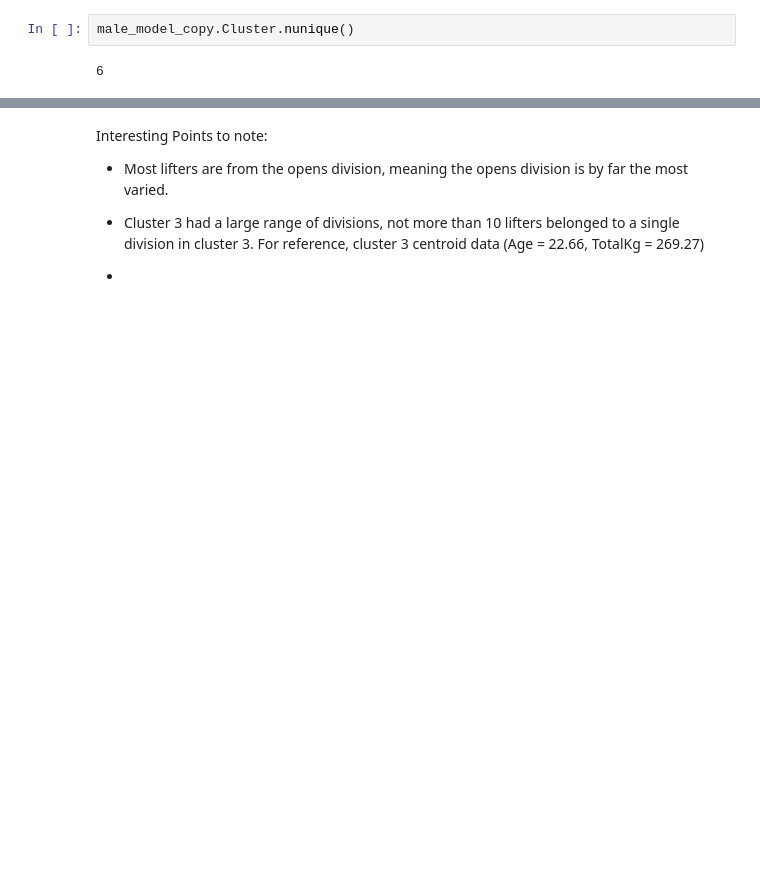
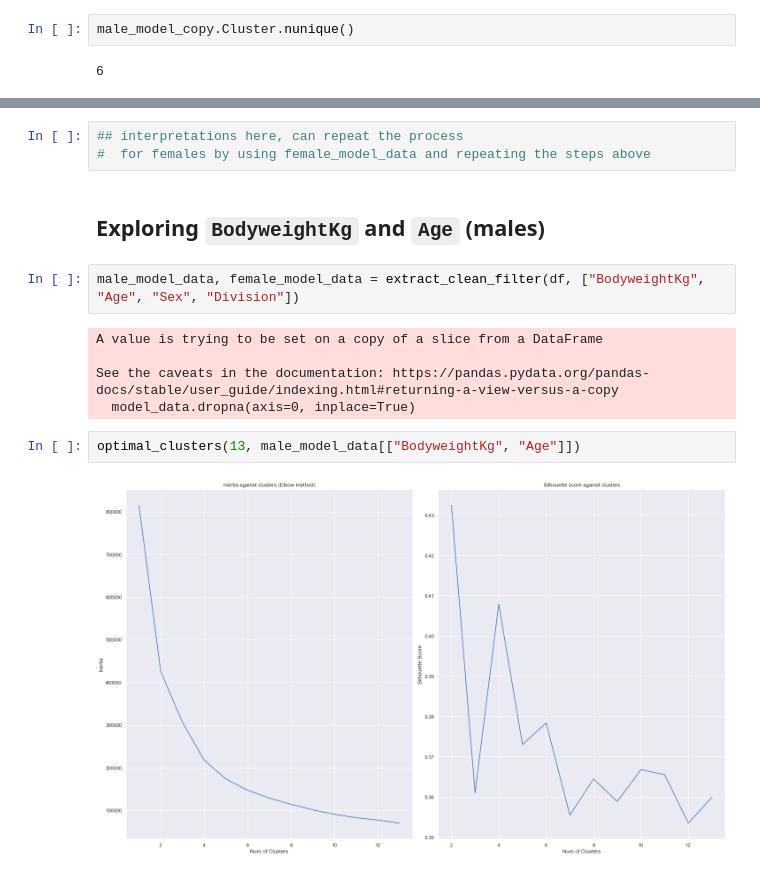
Before and after one commit to jinyangp/SC1015_MiniProject, a Jupyter notebook: JupyterNotebooks/mergedEDA_Preprocessing.ipynb, the cells around one changed output, grey strips where cells are left out. Drawn from its saved outputs; the diff is of its cells as text; blank space fills up the shorter version.

Commit message:
Ran the Kmeans model for the other features, included discussion point for silhouette score

```diff
--- a/JupyterNotebooks/mergedEDA_Preprocessing.ipynb
+++ b/JupyterNotebooks/mergedEDA_Preprocessing.ipynb
@@ -1586,9 +1609,16 @@ Division_visuals(male_model_copy, True)
-# %% [markdown]
-Interesting Points to note:
-
-- Most lifters are from the opens division, meaning the opens division is by far the most varied.
-
-- Cluster 3 had a large range of divisions, not more than 10 lifters belonged to a single division in cluster 3.
-For reference, cluster 3 centroid data (Age = 22.66, TotalKg = 269.27)
-
--
+# %%
+## interpretations here, can repeat the process
+#  for females by using female_model_data and repeating the steps above
+# %% [markdown]
+## Exploring `BodyweightKg` and `Age` (males)
+# %%
+male_model_data, female_model_data = extract_clean_filter(df, ["BodyweightKg", "Age", "Sex", "Division"])
+# %% [output]
+A value is trying to be set on a copy of a slice from a DataFrame
+
+See the caveats in the documentation: https://pandas.pydata.org/pandas-docs/stable/user_guide/indexing.html#returning-a-view-versus-a-copy
+  model_data.dropna(axis=0, inplace=True)
+# %%
+optimal_clusters(13, male_model_data[["BodyweightKg", "Age"]])
+# %% [output]
+[figure, added]
```
Also changed, not shown: parts of 18 cells of this notebook.
